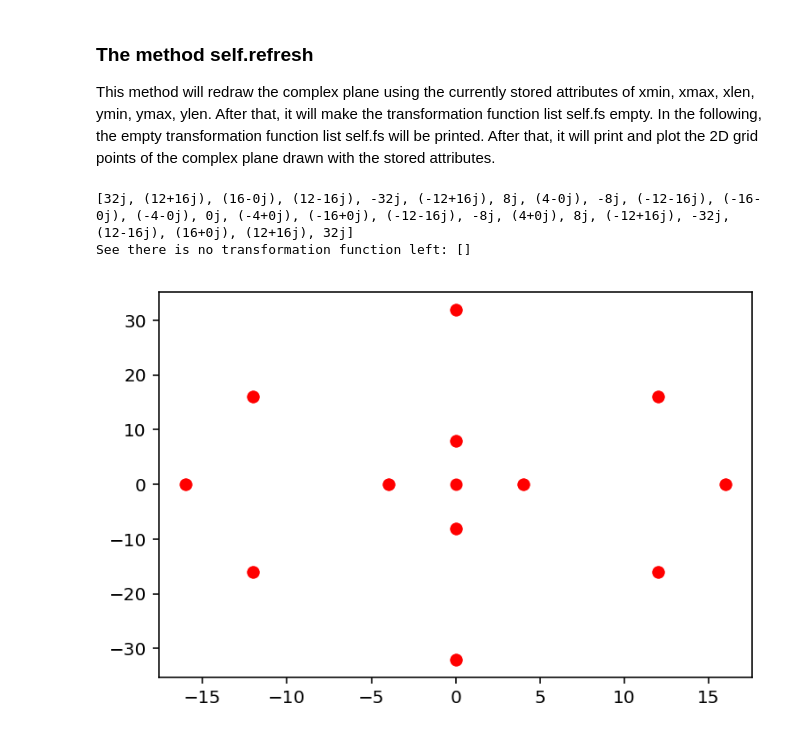
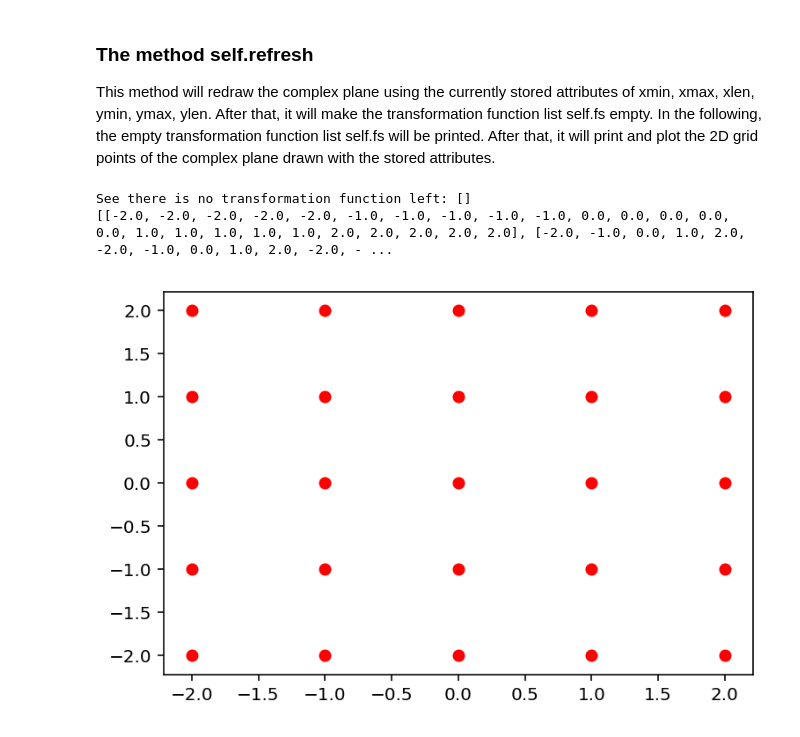
Before and after one commit to chapman-cs510-2017f/cw-05-seongandkynan, a Jupyter notebook: cplane.ipynb, the cells around one changed output. Cells and saved outputs as stored; diff of their text form; code cells hidden in the pictures.

Commit message:
second upate of cplane files

```diff
--- a/cplane.ipynb
+++ b/cplane.ipynb
@@ -11,12 +11,12 @@ import cplane
 import matplotlib.pyplot as plt
 %matplotlib inline
 
-LCP = cplane.ListComplexPlane()
-CP = LCP.plane
+lcp = cplane.ListComplexPlane()
+cp = lcp.plane
 
-X = [x.real for x in CP]
-Y = [x.imag for x in CP]
-plt.scatter(X, Y, color='red')
+x = cp[0]
+y = cp[1]
+plt.scatter(x, y, color='red')
 plt.show();
 # %% [output]
 [figure]
@@ -100,17 +99,17 @@ plt.show();
 This method will redraw the complex plane using the currently stored attributes of xmin, xmax, xlen, ymin, ymax, ylen. After that, it will make the transformation function list self.fs empty.
 In the following, the empty transformation function list self.fs will be printed. After that, it will print and plot the 2D grid points of the complex plane drawn with the stored attributes.
 # %%
-LCP.refresh()
-print(LCP.plane)
-print("See there is no transformation function left:", LCP.fs)
+lcp.refresh()
+print("See there is no transformation function left:", lcp.fs)
+print(lcp.plane)
 # %% [output]
-[32j, (12+16j), (16-0j), (12-16j), -32j, (-12+16j), 8j, (4-0j), -8j, (-12-16j), (-16-0j), (-4-0j), 0j, (-4+0j), (-16+0j), (-12-16j), -8j, (4+0j), 8j, (-12+16j), -32j, (12-16j), (16+0j), (12+16j), 32j]
 See there is no transformation function left: []
+[[-2.0, -2.0, -2.0, -2.0, -2.0, -1.0, -1.0, -1.0, -1.0, -1.0, 0.0, 0.0, 0.0, 0.0, 0.0, 1.0, 1.0, 1.0, 1.0, 1.0, 2.0, 2.0, 2.0, 2.0, 2.0], [-2.0, -1.0, 0.0, 1.0, 2.0, -2.0, -1.0, 0.0, 1.0, 2.0, -2.0, - ...
-# %%
-CP = LCP.plane
-X = [x.real for x in CP]
-Y = [x.imag for x in CP]
-plt.scatter(X, Y, color='red')
-plt.show();
-# %% [output]
-[figure, removed]
+# %%
+cp = lcp.plane
+x = cp[0]
+y = cp[1]
+plt.scatter(x, y, color='red')
+plt.show();
+# %% [output]
+[figure, added]
```
Also changed, not shown: parts of 14 cells of this notebook, 2 other files.
